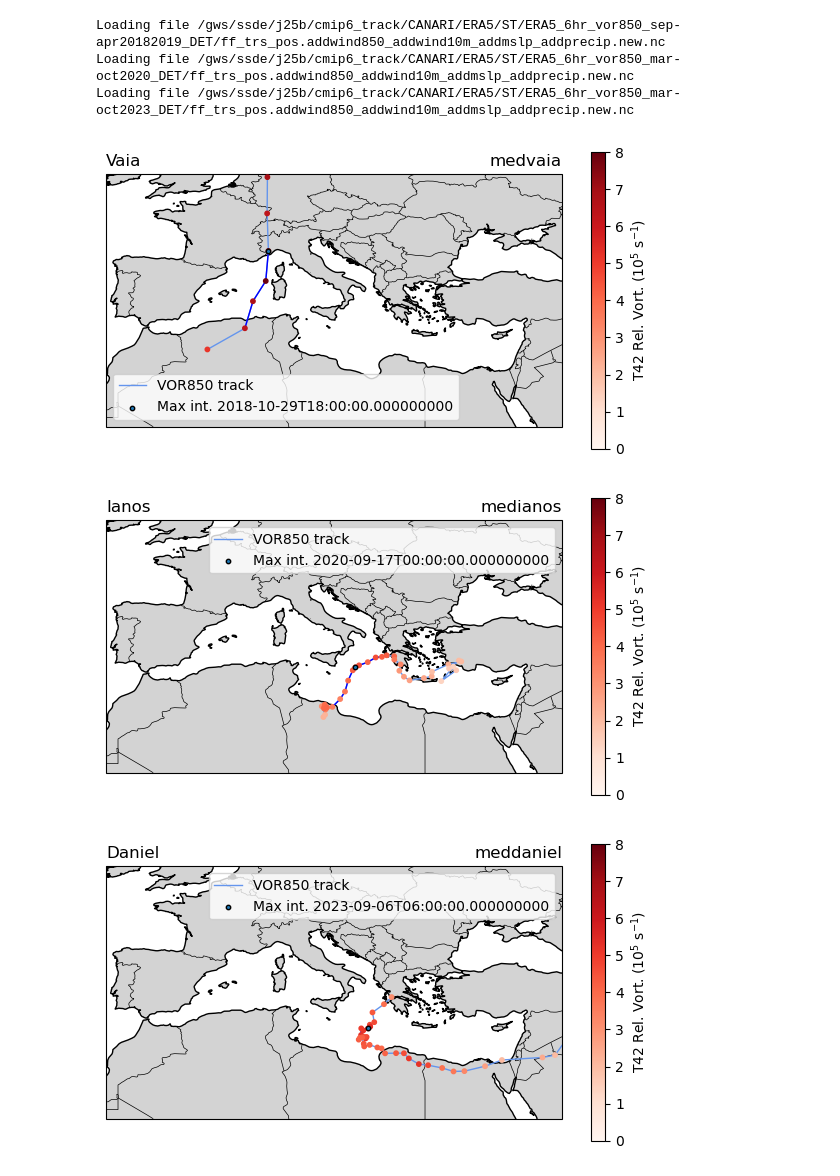
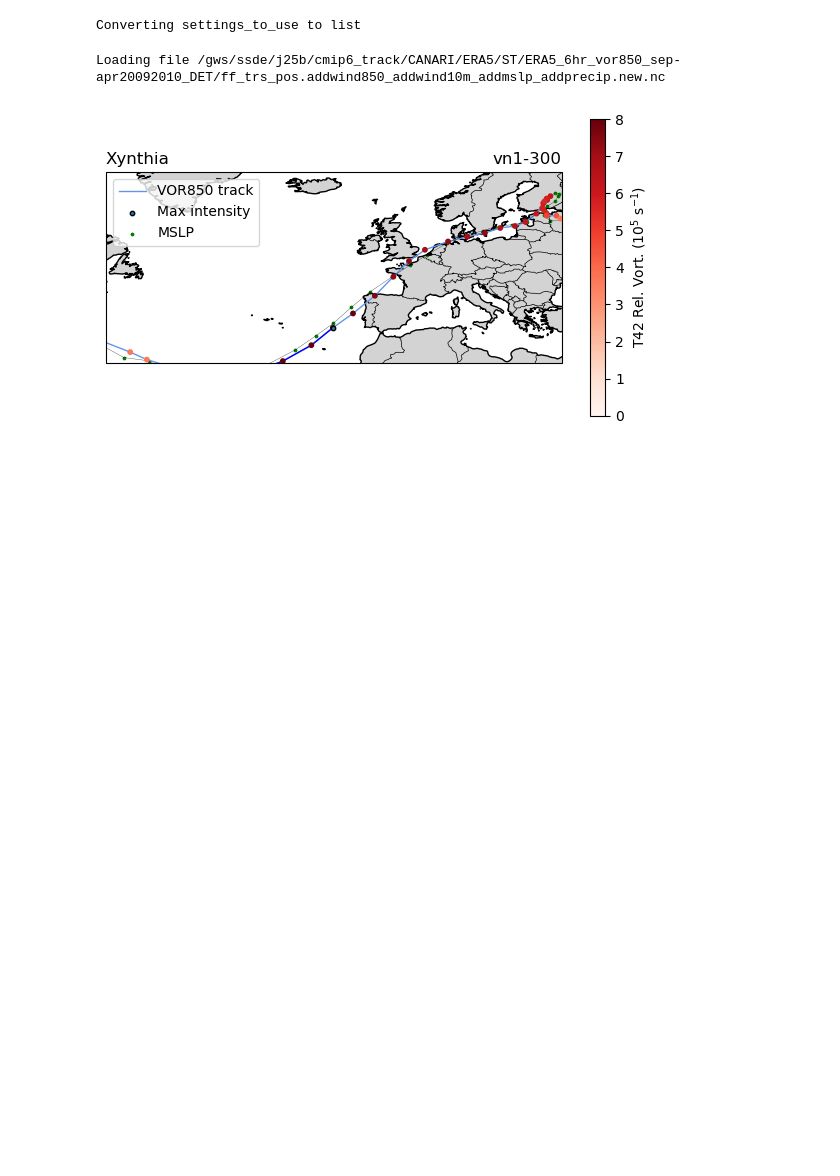
Before and after one commit to bjharvey/track-analogues, a Jupyter notebook: plot_analogues.ipynb, the cells around one changed output. Saved outputs shown, nothing was run; the diff lists cells and outputs as text; code cells hidden in the pictures; blank space fills up the shorter version.

```diff
--- a/plot_analogues.ipynb
+++ b/plot_analogues.ipynb
@@ -13,7 +13,8 @@ from track_utils import \
     _get_track_segment, \
     _get_lonslats, \
     load_single_era5_track, \
-    decode_360_time
+    decode_kevins_date, \
+    wrap_lons
 from run_analogues import \
     cases, \
     settings, \
@@ -32,22 +33,22 @@ plot_dir = output_dir / 'plots'
 # plot_extent = [-40, 30, 25, 65]
 # vorthres = 14    # for subsetting to extremes (vorticity values much higher at 250hPa!)
 
-# cases_to_use = ['Oct2017jr', 'Ciaran']
-# settings_to_use = 'drws'
-# plot_extent = [-60, 10, 30, 60]
-# vorthres = 10    # for subsetting to extremes
+cases_to_use = ['Christian', 'Ciaran']
+settings_to_use = 'drws'
+plot_extent = [-60, 30, 30, 60]
+vorthres = 10    # for subsetting to extremes
 
 # cases_to_use = ['Andrea', 'Julia', 'Vaia', 'Daniel', 'Apollo', 'Ianos']
 # settings_to_use = 'med1'
 # plot_extent = [-10, 40, 25, 50]
 # vorthres = 6    # for subsetting to extremes
-cases_to_use = ['Vaia', 'Ianos', 'Daniel']
-settings_to_use = ['medvaia', 'medianos', 'meddaniel']
-plot_extent = [-10, 40, 25, 50]
-vorthres = 6    # for subsetting to extremes
+# cases_to_use = ['Vaia', 'Ianos', 'Daniel']
+# settings_to_use = ['medvaia', 'medianos', 'meddaniel']
+# plot_extent = [-10, 40, 25, 50]
+# vorthres = 6    # for subsetting to extremes
 
 # cases_to_use = ['Groundhog', 'Franklin']
-# settin_to_useg = 'drws'
+# settin_to_use = 'drws'
 # plot_extent = [-110, -60, 20, 60]
 # vorthres = 12    # for subsetting to extremes
 # cases_to_use = ['Capella', 'DDay']
@@ -106,31 +107,43 @@ def flatten_mem_labels(tracks):
             for mem_label, memtracks in exptracks.items():
                 out[case][exp_label].update(memtracks)
     return out
+# %% [output]
+Converting settings_to_use to list
 # %%
 # Sanity plot of target_tracks
 
 for case, setting in zip(cases_to_use, settings_to_use):
     target_track = load_single_era5_track(
         cases[case]['date'],
         cases[case]['trackid'],
         trackvar=cases[case]['trackvar']
     )
     ax = plot_tracks({1: target_track}, color='cornflowerblue', trackvar=cases[case]['trackvar'])
     segment = _get_track_segment(target_track, **settings[setting])
     plot_tracks({1: segment}, ax=ax, color='blue', show_intensity=False)
+
+    # Line for MSLP min
+    lats_mslp = target_track['latitude_3'].values              # Assume latitude_3 for MSLP
+    lons_mslp = wrap_lons(target_track['longitude_3'].values)  # Assume latitude_3 for MSLP
+    ax.scatter(
+        lons_mslp, lats_mslp, color='green', marker='o', s=3,
+        transform=ccrs.PlateCarree(),
+        label='MSLP'
+    )
+    ax.plot(
+        lons_mslp, lats_mslp, color='k', linewidth=0.2,
+        transform=ccrs.PlateCarree()
+    )
+
     ax.set_extent(plot_extent)
     ax.legend()
     ax.set_title(case, loc='left')
     ax.set_title(setting, loc='right')
     ax.figure.tight_layout()
-    ax.figure.savefig(plot_dir / f'{case}_{setting}_sanity-plot.png')
+    ax.figure.savefig(plot_dir / f'{case}_{setting}_sanity-plot.png', dpi=300)
 # %% [output]
-Loading file /gws/ssde/j25b/cmip6_track/CANARI/ERA5/ST/ERA5_6hr_vor850_sep-apr20182019_DET/ff_trs_pos.addwind850_addwind10m_addmslp_addprecip.new.nc
-Loading file /gws/ssde/j25b/cmip6_track/CANARI/ERA5/ST/ERA5_6hr_vor850_mar-oct2020_DET/ff_trs_pos.addwind850_addwind10m_addmslp_addprecip.new.nc
-Loading file /gws/ssde/j25b/cmip6_track/CANARI/ERA5/ST/ERA5_6hr_vor850_mar-oct2023_DET/ff_trs_pos.addwind850_addwind10m_addmslp_addprecip.new.nc
+Loading file /gws/ssde/j25b/cmip6_track/CANARI/ERA5/ST/ERA5_6hr_vor850_sep-apr20092010_DET/ff_trs_pos.addwind850_addwind10m_addmslp_addprecip.new.nc
-[figure, old version]
+[figure, new version]
-[figure, removed]
-[figure, removed]
 # %%
 # Gather all analogue and candidate tracks
 tracks = {
```
Also changed, not shown: parts of 4 cells of this notebook, 12 other files.
